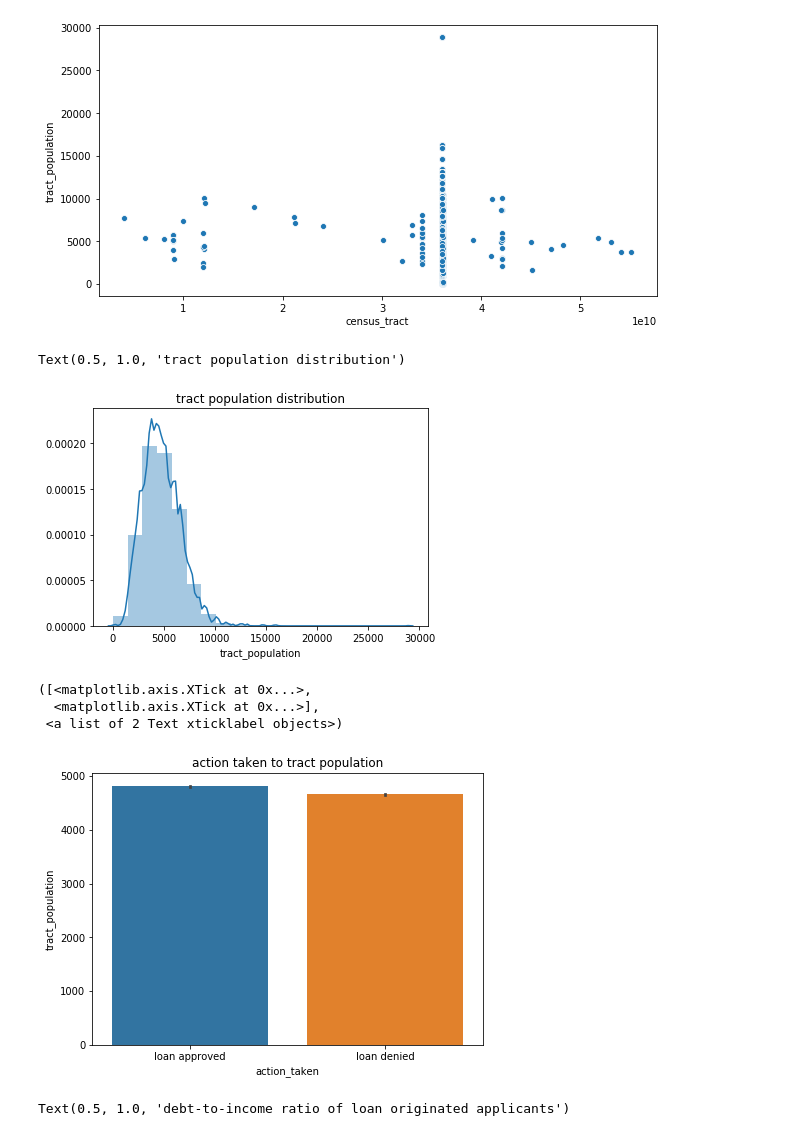
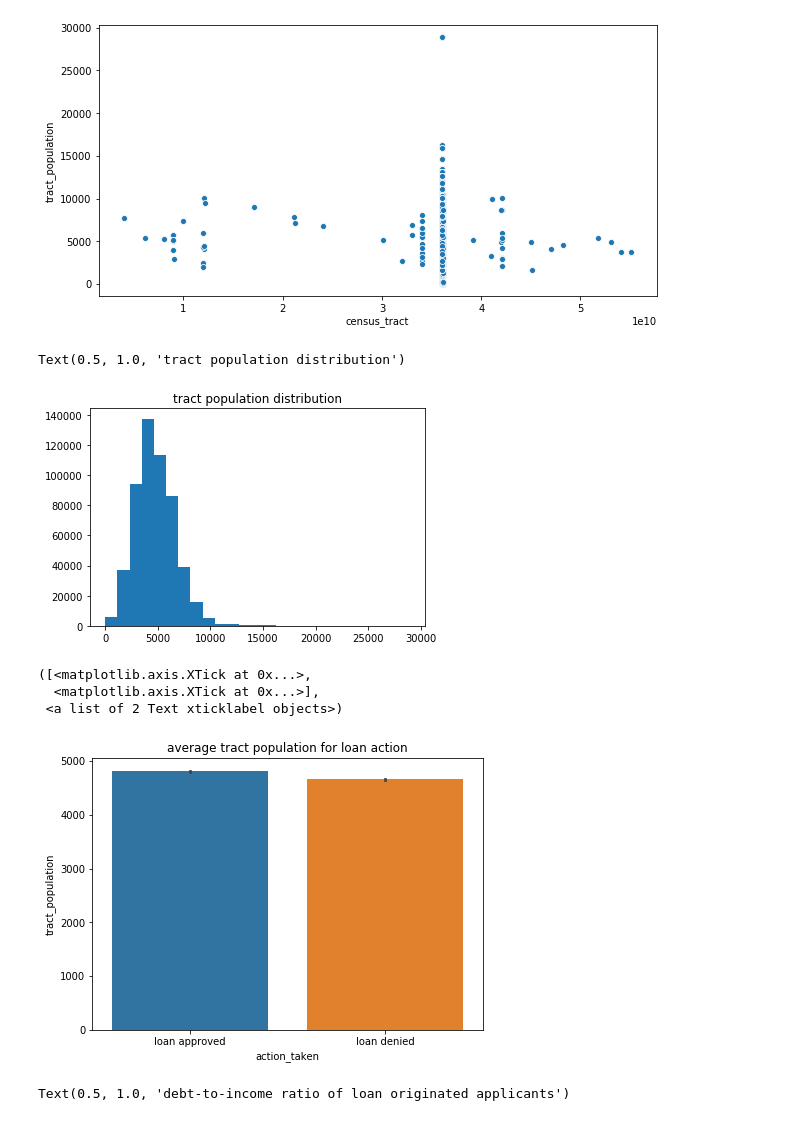
Before and after one commit to OracyC/Capstone-HMDA, a Jupyter notebook: EDA_HMDA.ipynb, the cells around one changed output. Saved outputs shown, nothing was run; the diff lists cells and outputs as text; code cells hidden in the pictures.

```diff
--- a/EDA_HMDA.ipynb
+++ b/EDA_HMDA.ipynb
@@ -199,19 +259,20 @@ sns.scatterplot(ax=ax, x=hmda['census_tract'], y=hmda['tract_population'])
 <matplotlib.axes._subplots.AxesSubplot at 0x...>
 [figure]
 # %%
-sns.distplot(hmda['tract_population'], bins=20).set_title('tract population distribution')
+plt.hist(hmda['tract_population'], bins=25)
+plt.title('tract population distribution')
 # %% [output]
 Text(0.5, 1.0, 'tract population distribution')
-[figure, old version]
+[figure, new version]
 # %%
 fig, ax = plt.subplots(figsize=(7, 5))
-sns.barplot(ax=ax, x=new_hmda['action_taken'], y=new_hmda['tract_population']).set_title('action taken to tract population')
+sns.barplot(ax=ax, x=new_hmda['action_taken'], y=new_hmda['tract_population'], estimator=mean).set_title('average tract population for loan action')
 plt.xticks(np.arange(2),('loan approved','loan denied'))
 # %% [output]
 ([<matplotlib.axis.XTick at 0x...>,
   <matplotlib.axis.XTick at 0x...>],
  <a list of 2 Text xticklabel objects>)
-[figure, old version]
+[figure, new version]
 # %%
 fig, ax = plt.subplots(figsize=(20, 5))
 plt.hist(loan_originated['debt_to_income_ratio'].dropna(), bins=40)
```
Also changed, not shown: parts of 10 cells of this notebook.
